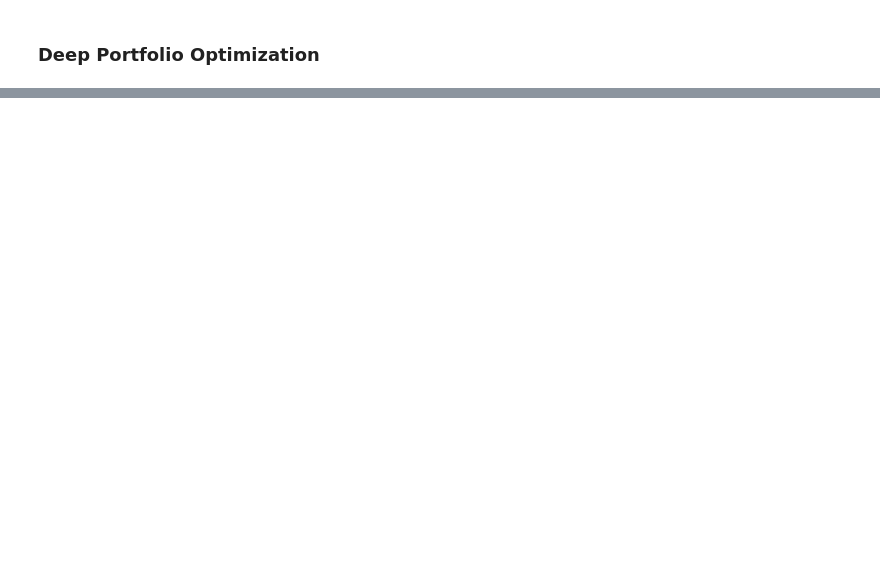
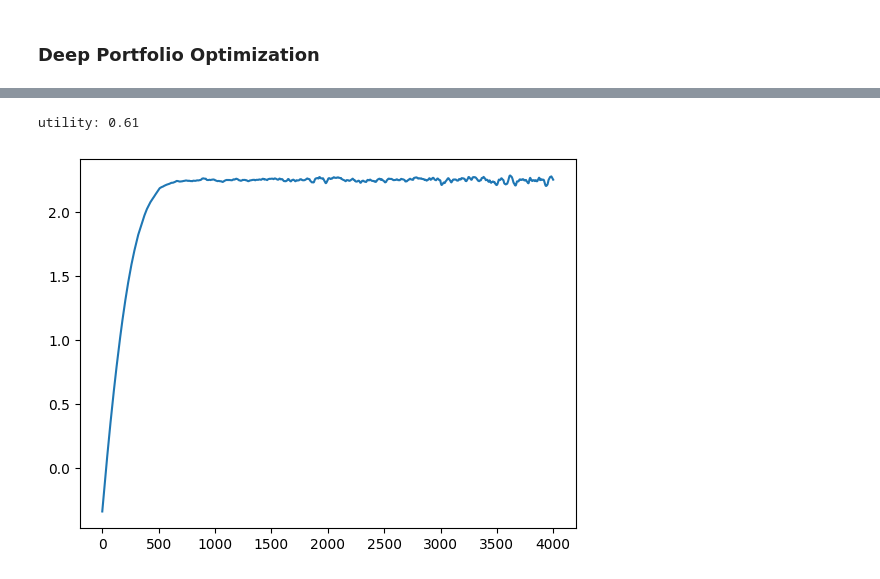
Before and after one commit to justinhou95/NeuralHedge, a Jupyter notebook: deepmanage.ipynb, the cells around one changed output, grey strips where cells are left out. Drawn from its saved outputs; the diff is of its cells as text; code cells hidden in the pictures; blank space fills up the shorter version.

```diff
--- a/deepmanage.ipynb
+++ b/deepmanage.ipynb
@@ -45,0 +51,28 @@ paths = torch.cat([ds_bs.paths, bond], dim = -1)
+# %%
+from neuralhedge.nn.loss import log_utility
+from neuralhedge.nn.mlp import SingleWeight
+n_trial = 1
+real_small_alpha_list = []
+check_convergence = True
+for i in range(n_trial):
+    real_data_small = get_data(n_sample)
+    real_data_small_repeat = real_data_small.repeat(10,1,1)
+
+    model = SingleWeight()
+    manager = Manager(model)
+    manager_ds = ManagerDataset([real_data_small_repeat,real_data_small_repeat])
+    manager.fit(manager_ds,EPOCHS = 100, lr_scheduler_gamma = 0.999)
+
+    with torch.no_grad():
+        terminal_wealth = manager([real_data_small_repeat,real_data_small_repeat])[-1]
+
+    utility = log_utility(terminal_wealth).mean().numpy()
+
+    real_small_alpha_list.append(manager.model.weight.item())
+    print(f'utility: {utility:.2f}')
+    if check_convergence:
+        plt.plot(manager.history['alpha'])
+        plt.show()
+# %% [output]
+utility: 0.61
+[figure, added]
```
Also changed, not shown: parts of 11 cells of this notebook, 6 other files.
